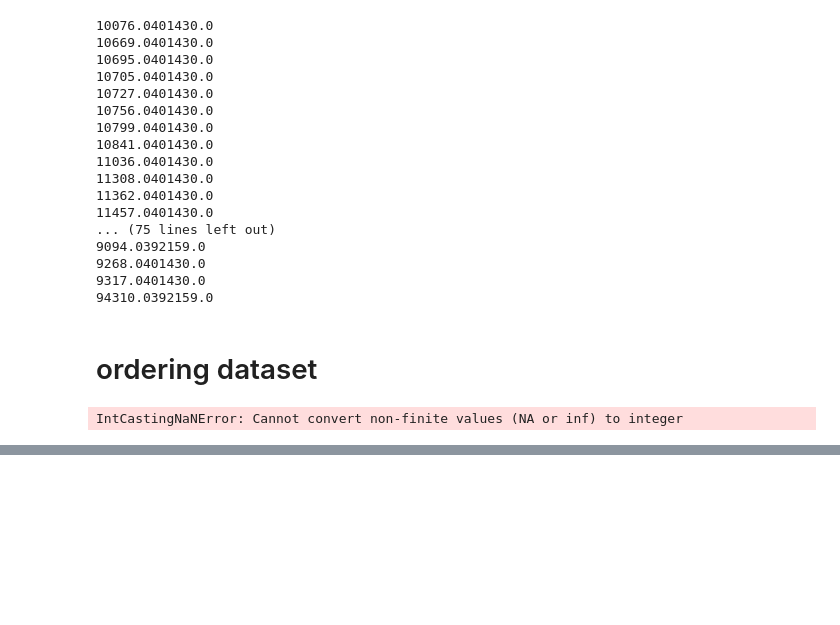
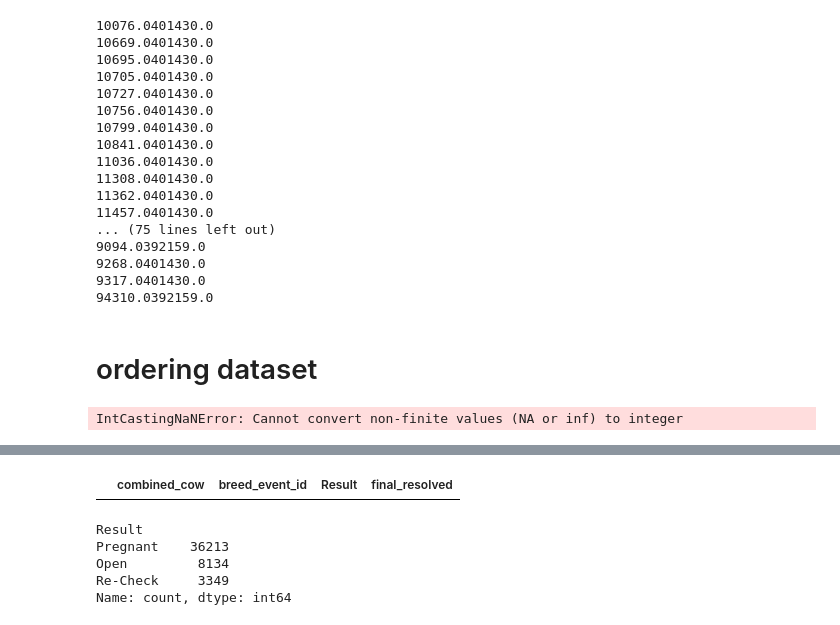
Before and after one commit to rajeshneupane7/Repro-data-making, a Jupyter notebook: phenotype.ipynb, the cells around one changed output, grey strips where cells are left out. Drawn from its saved outputs; the diff is of its cells as text; code cells hidden in the pictures; blank space fills up the shorter version.

```diff
--- a/phenotype.ipynb
+++ b/phenotype.ipynb
@@ -714,7 +714,7 @@ for cow_id, cow_data in final_df.groupby('combined_cow'):
                     elif all(res == 'Re-Check' for res in results_list):
                         final_df.loc[data_adj_date.index, 'final_resolved'] = 'rc_rebred'
 
-                # Gaps GREATER than 300 days
-                elif gap > 300:
-                    if last_sample == 'Re-Check':
-                        final_df.loc[data_adj_date.index, 'final_resolved'] = 'rc_unresolved_>_1_bred'
+                # # Gaps GREATER than 300 days
+                # elif gap > 300:
+                #     if last_sample == 'Re-Check':
+                #         final_df.loc[data_adj_date.index, 'final_resolved'] = 'rc_unresolved_>_1_bred'
@@ -755,2 +853,12 @@ Here are the sequences that resulted in 'None':
 # %%
-final_df.to_csv('3_10_data.csv')
+final_df[final_df['final_resolved']=='Re-Check'][['combined_cow', 'breed_event_id', 'Result', 'final_resolved']]
+# %% [output]
+|  | combined_cow | breed_event_id | Result | final_resolved |
+# %%
+final_df['Result'].value_counts()
+# %% [output]
+Result
+Pregnant    36213
+Open         8134
+Re-Check     3349
+Name: count, dtype: int64
```
Also changed, not shown: parts of 9 cells of this notebook, 2 other files.
